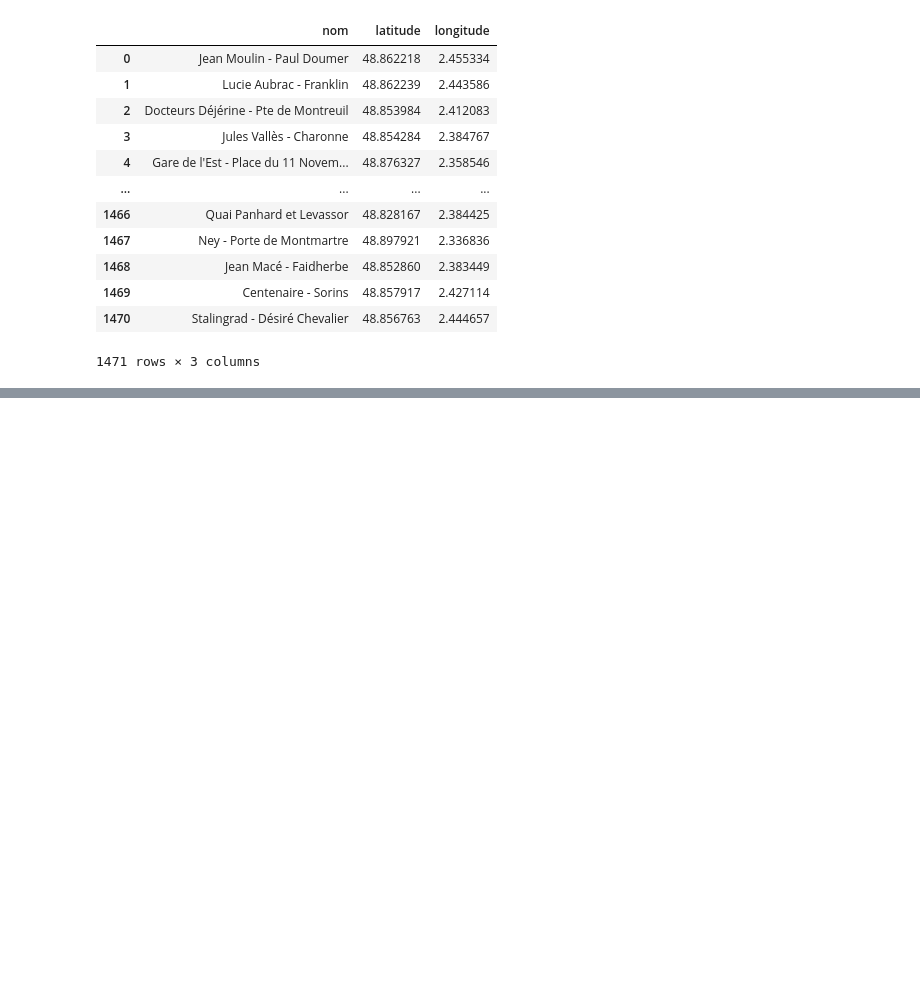
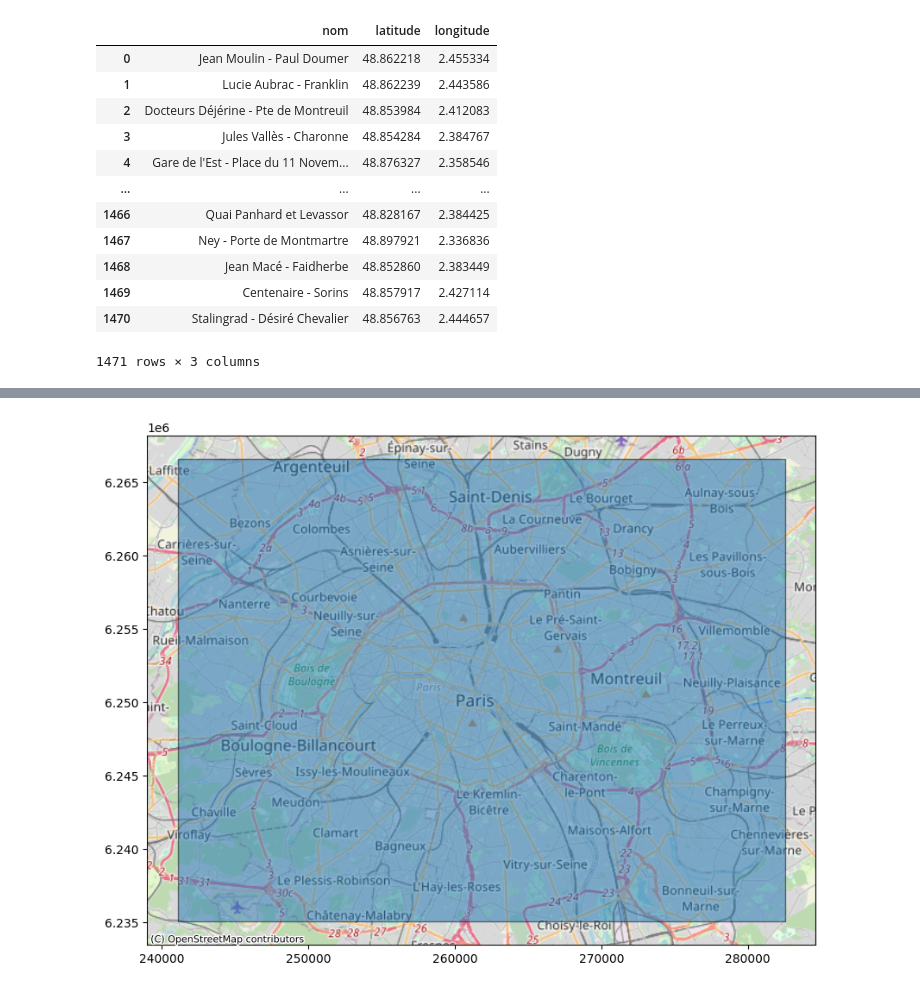
Before and after one commit to JinsNoe/Sujet-2-Etudes-de-cas, a Jupyter notebook: src/etude_de_cas_velos.ipynb, the cells around one changed output, grey strips where cells are left out. Saved outputs shown, nothing was run; the diff lists cells and outputs as text; code cells hidden in the pictures; blank space fills up the shorter version.

```diff
--- a/src/etude_de_cas_velos.ipynb
+++ b/src/etude_de_cas_velos.ipynb
@@ -171,3 +178,19 @@ pos_station_vidage
+# %%
+import geopandas as gpd
+import contextily as ctx
+import matplotlib.pyplot as pl
+from shapely.geometry import box
+
+bbox = (stations.longitude.min(), stations.latitude.min(), stations.longitude.max(), stations.latitude.max())
+geometry = [box(*bbox)]
+gdf = gpd.GeoDataFrame({'geometry': geometry}, crs="EPSG:4326")
+gdf = gdf.to_crs(epsg=3857)
+ax = gdf.plot(figsize=(10, 10), alpha=0.5, edgecolor='k')
+ctx.add_basemap(ax, crs=gdf.crs.to_string(), source=ctx.providers.OpenStreetMap.Mapnik)
+pl.savefig('paris_map.png')
+pl.show()
+# %% [output]
+[figure, added]
 # %%
 import pylab as pl
 import ot
```
Also changed, not shown: parts of 21 cells of this notebook.
